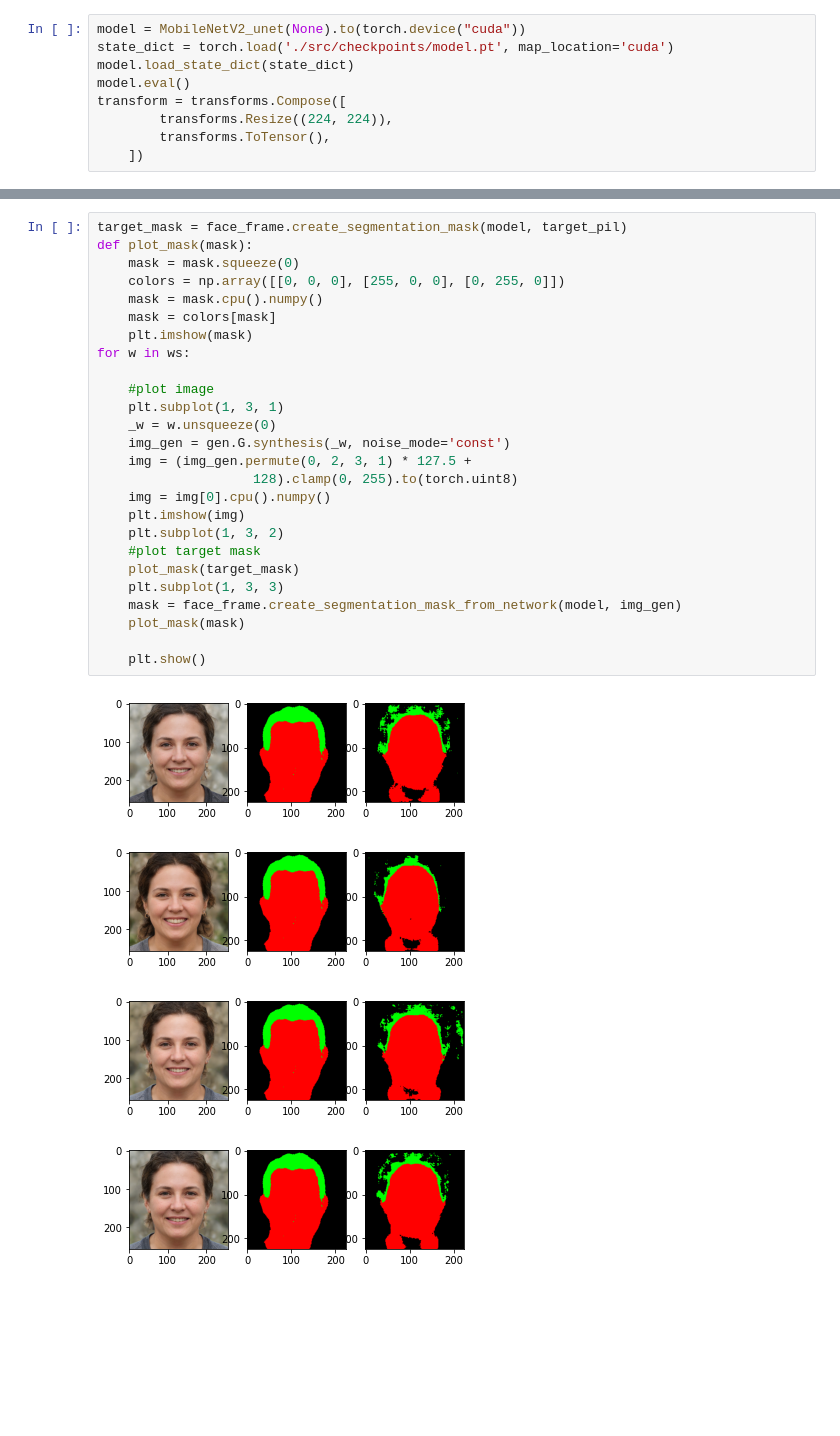
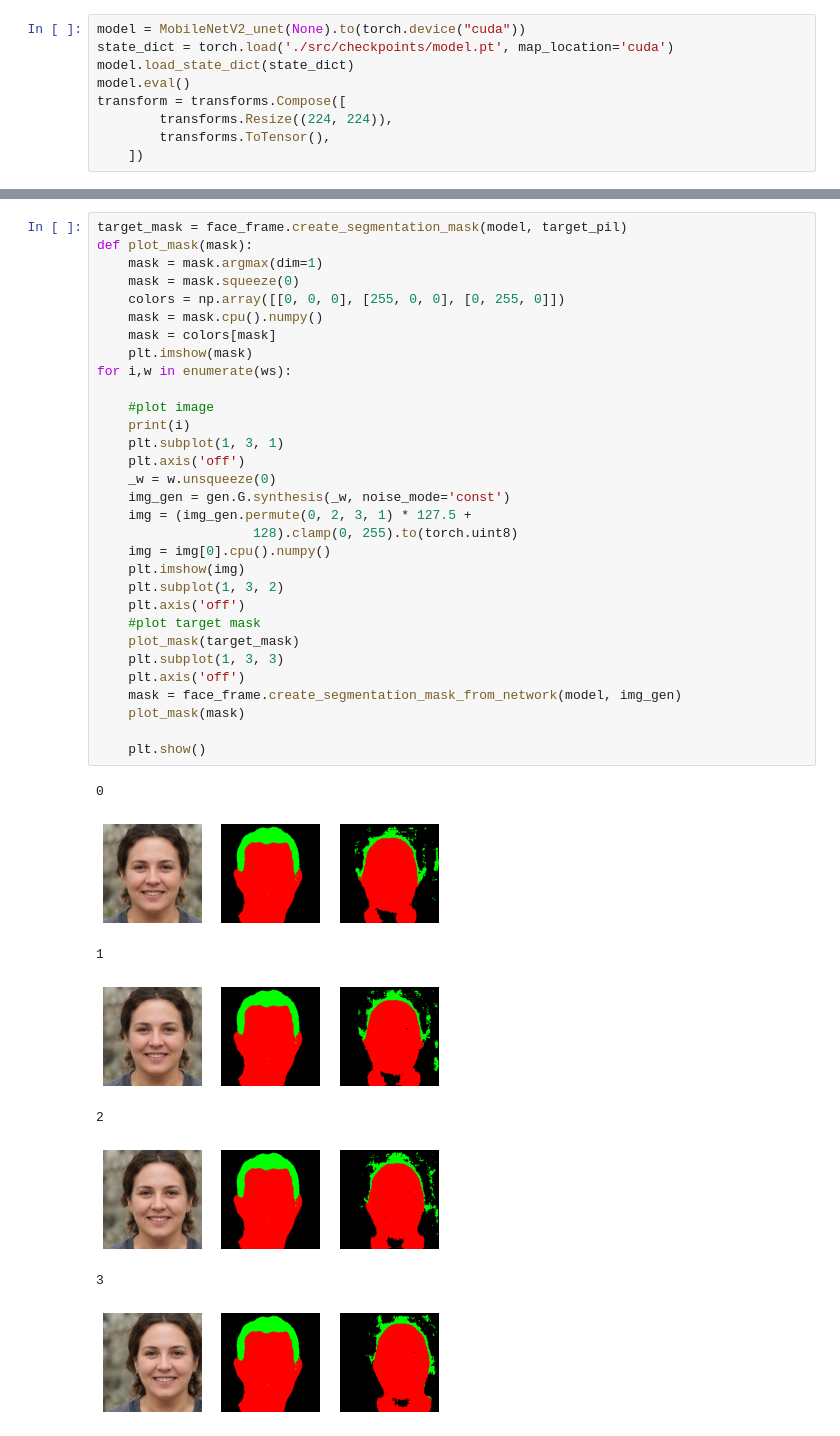
Before and after one commit to fquesada00/FaceGenerator, a Jupyter notebook: generator/src/local.ipynb, the cells around one changed output, grey strips where cells are left out. Drawn from its saved outputs; the diff is of its cells as text; blank space fills up the shorter version.

```diff
--- a/generator/src/local.ipynb
+++ b/generator/src/local.ipynb
@@ -41,31 +55,40 @@ step   65/300: dist 4988.00 loss 9.94
 # %%
 target_mask = face_frame.create_segmentation_mask(model, target_pil)
 def plot_mask(mask):
+    mask = mask.argmax(dim=1)
     mask = mask.squeeze(0)
     colors = np.array([[0, 0, 0], [255, 0, 0], [0, 255, 0]])
     mask = mask.cpu().numpy()
     mask = colors[mask]
     plt.imshow(mask)
-for w in ws:
+for i,w in enumerate(ws):
 
     #plot image
+    print(i)
     plt.subplot(1, 3, 1)
+    plt.axis('off')
     _w = w.unsqueeze(0)
     img_gen = gen.G.synthesis(_w, noise_mode='const')
     img = (img_gen.permute(0, 2, 3, 1) * 127.5 +
                     128).clamp(0, 255).to(torch.uint8)
     img = img[0].cpu().numpy()
     plt.imshow(img)
     plt.subplot(1, 3, 2)
+    plt.axis('off')
     #plot target mask
     plot_mask(target_mask)
     plt.subplot(1, 3, 3)
+    plt.axis('off')
     mask = face_frame.create_segmentation_mask_from_network(model, img_gen)
     plot_mask(mask)
 
     plt.show()
 # %% [output]
+0
-[figure, old version]
+[figure, new version]
+1
-[figure, old version]
+[figure, new version]
+2
-[figure, old version]
+[figure, new version]
+3
-[figure, old version]
+[figure, new version]
```
Also changed, not shown: parts of 4 cells of this notebook, 1 other file.
